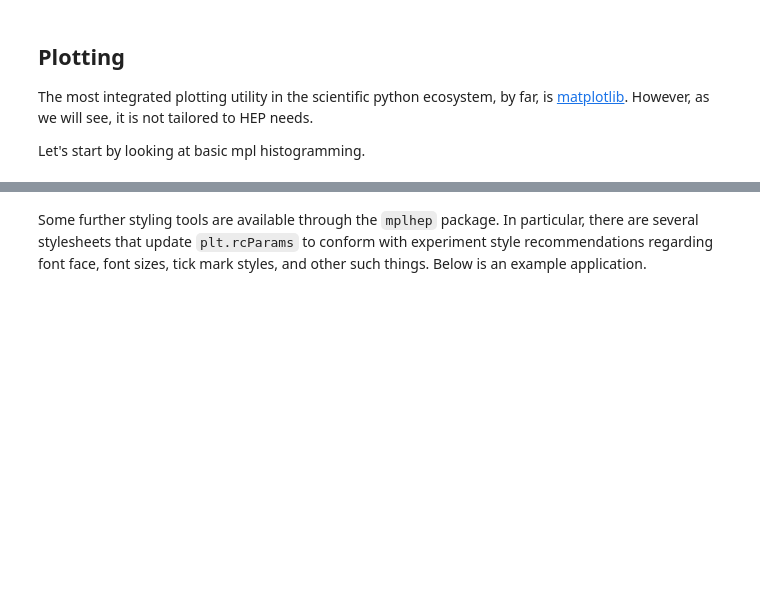
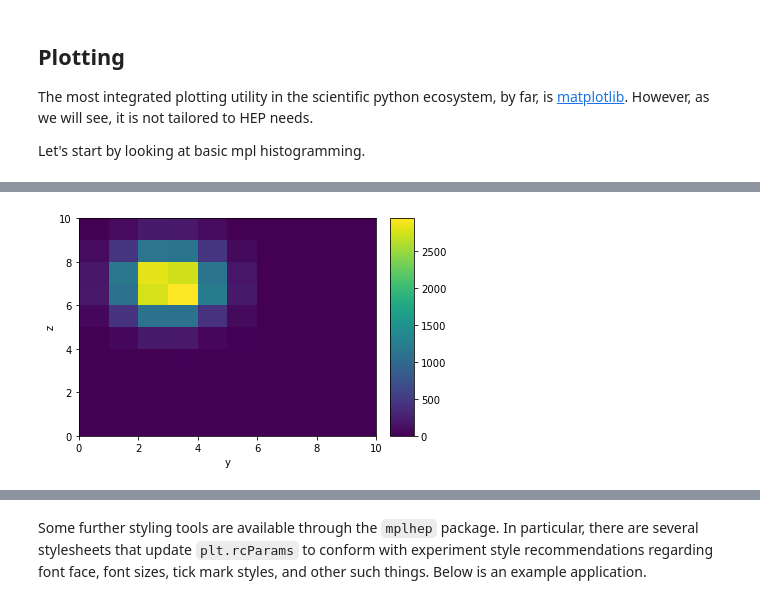
Before and after one commit to CoffeaTeam/coffea-hats, a Jupyter notebook: 01-histograms.ipynb, the cells around one changed output, grey strips where cells are left out. Saved outputs shown, nothing was run; the diff lists cells and outputs as text; code cells hidden in the pictures; blank space fills up the shorter version.

```diff
--- a/01-histograms.ipynb
+++ b/01-histograms.ipynb
@@ -446,0 +269,5 @@ lumi = plt.text(1., 1., r"1 fb$^{-1}$ (?? TeV)",
+# %%
+# plot y-z plane projection
+h.project("y", "z").plot2d();
+# %% [output]
+[figure, added]
```
Also changed, not shown: parts of 75 cells of this notebook, 5 other files.
